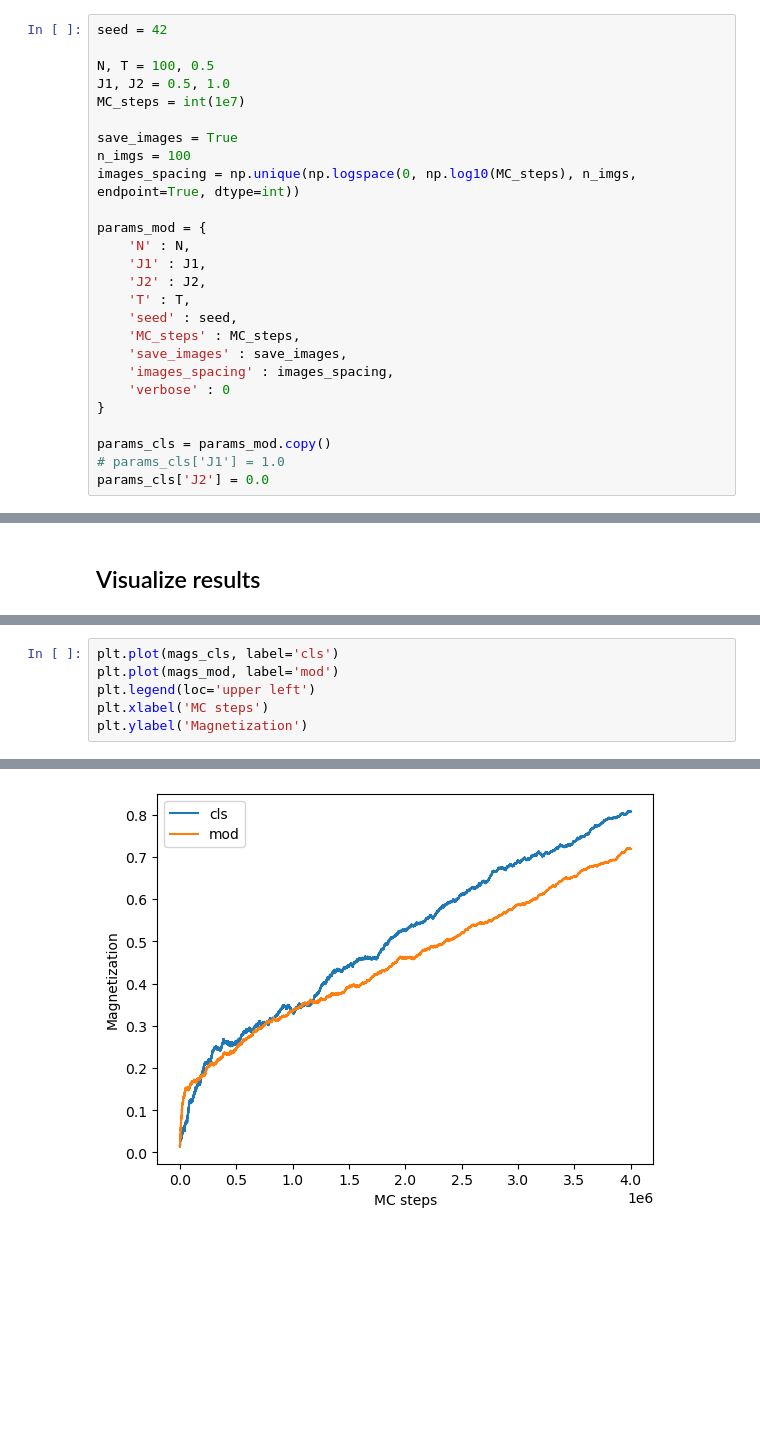
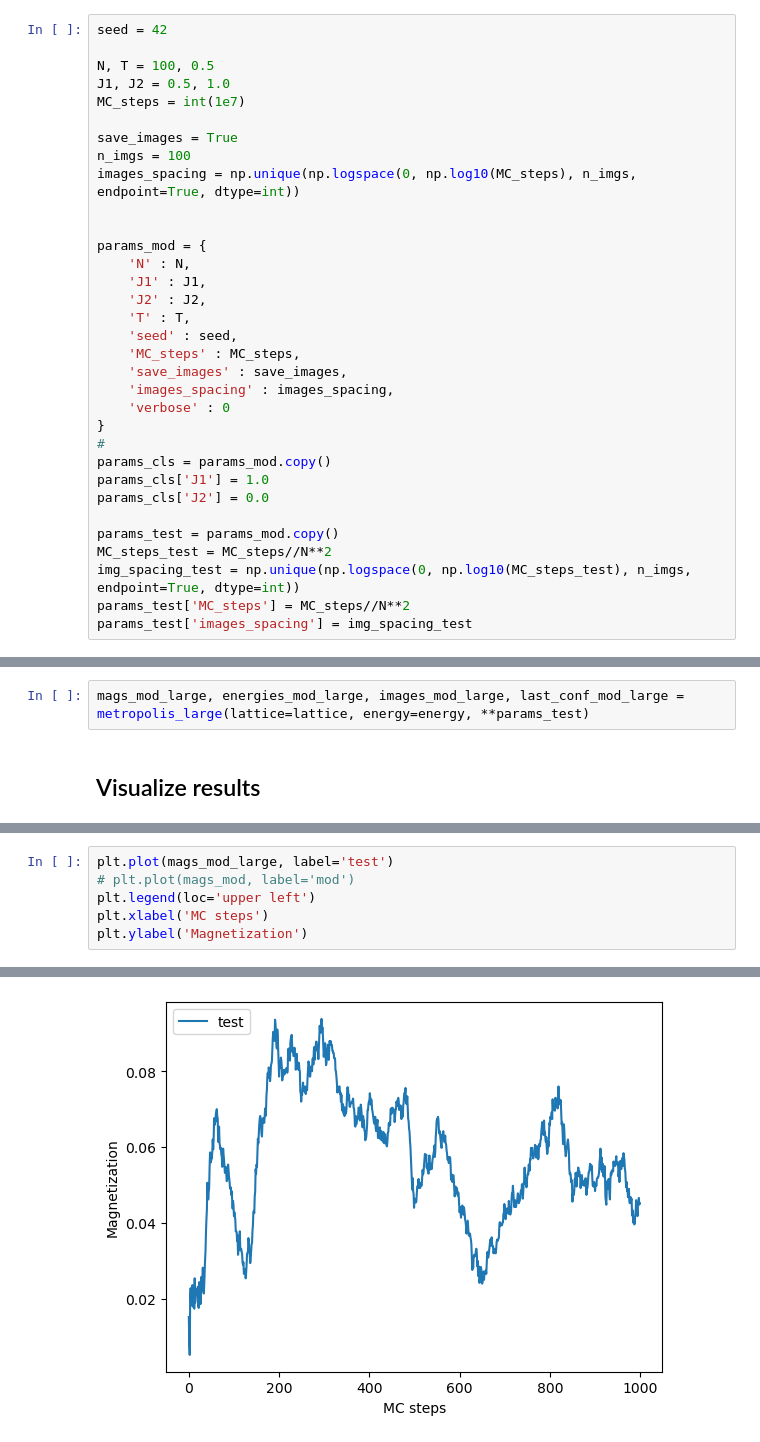
Before and after one commit to MrIsCM/Ising-Model, a Jupyter notebook: Ising_Numba_Testing.ipynb, the cells around one changed output, grey strips where cells are left out. Drawn from its saved outputs; the diff is of its cells as text; blank space fills up the shorter version.

```diff
--- a/Ising_Numba_Testing.ipynb
+++ b/Ising_Numba_Testing.ipynb
@@ -47,6 +50,7 @@ MC_steps = int(1e7)
 save_images = True
 n_imgs = 100
 images_spacing = np.unique(np.logspace(0, np.log10(MC_steps), n_imgs, endpoint=True, dtype=int))
+
 
 params_mod = {
     'N' : N,
@@ -59,10 +63,16 @@ params_mod = {
     'images_spacing' : images_spacing,
     'verbose' : 0
 }
+#
+params_cls = params_mod.copy()
+params_cls['J1'] = 1.0
+params_cls['J2'] = 0.0
 
-params_cls = params_mod.copy()
-# params_cls['J1'] = 1.0
-params_cls['J2'] = 0.0
+params_test = params_mod.copy()
+MC_steps_test = MC_steps//N**2
+img_spacing_test = np.unique(np.logspace(0, np.log10(MC_steps_test), n_imgs, endpoint=True, dtype=int))
+params_test['MC_steps'] = MC_steps//N**2
+params_test['images_spacing'] = img_spacing_test
 # %% [markdown]
 ## Initialize net
 # %%
@@ -79,5 +89,7 @@ mags_cls, energies_cls, images_cls, last_conf_cls = metropolis(lattice=lattice,
 # %%
 mags_mod, energies_mod, images_mod, last_conf_mod = metropolis(lattice=lattice, energy=energy, **params_mod)
+# %%
+mags_mod_large, energies_mod_large, images_mod_large, last_conf_mod_large = metropolis_large(lattice=lattice, energy=energy, **params_test)
 # %% [markdown]
 ## Visualize results
 # %%
@@ -103,13 +115,13 @@ GIF saved as Simulations\Simulation_N100_T0.5\figures\ising_cls.gif
 GIF saved as Simulations\Simulation_N100_T0.5\figures\ising_mod.gif
 # %%
-plt.plot(mags_cls, label='cls')
-plt.plot(mags_mod, label='mod')
+plt.plot(mags_mod_large, label='test')
+# plt.plot(mags_mod, label='mod')
 plt.legend(loc='upper left')
 plt.xlabel('MC steps')
 plt.ylabel('Magnetization')
 # %% [output]
 Text(0, 0.5, 'Magnetization')
-[figure, old version]
+[figure, new version]
 # %%
 # Bs = np.arange(0.1, 2, 0.05)
 
```
Also changed, not shown: parts of 4 cells of this notebook, 5 other files.
